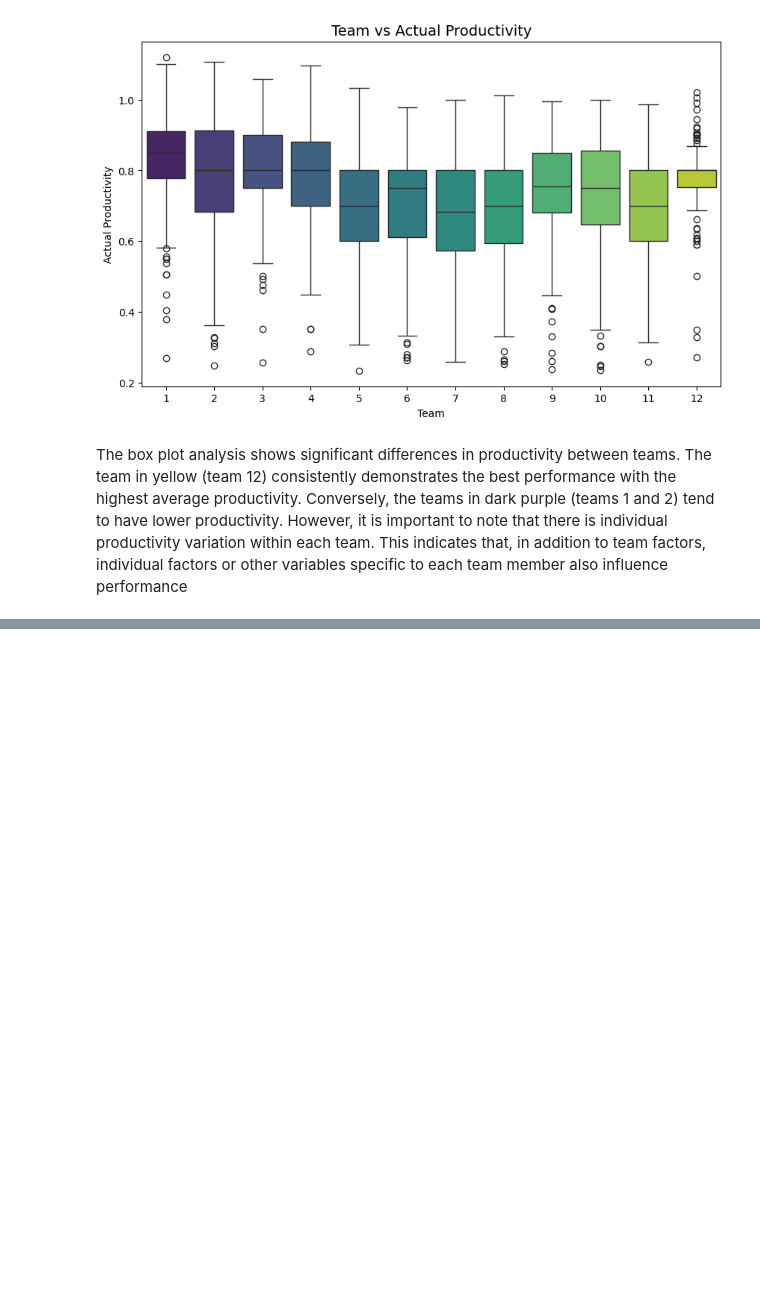
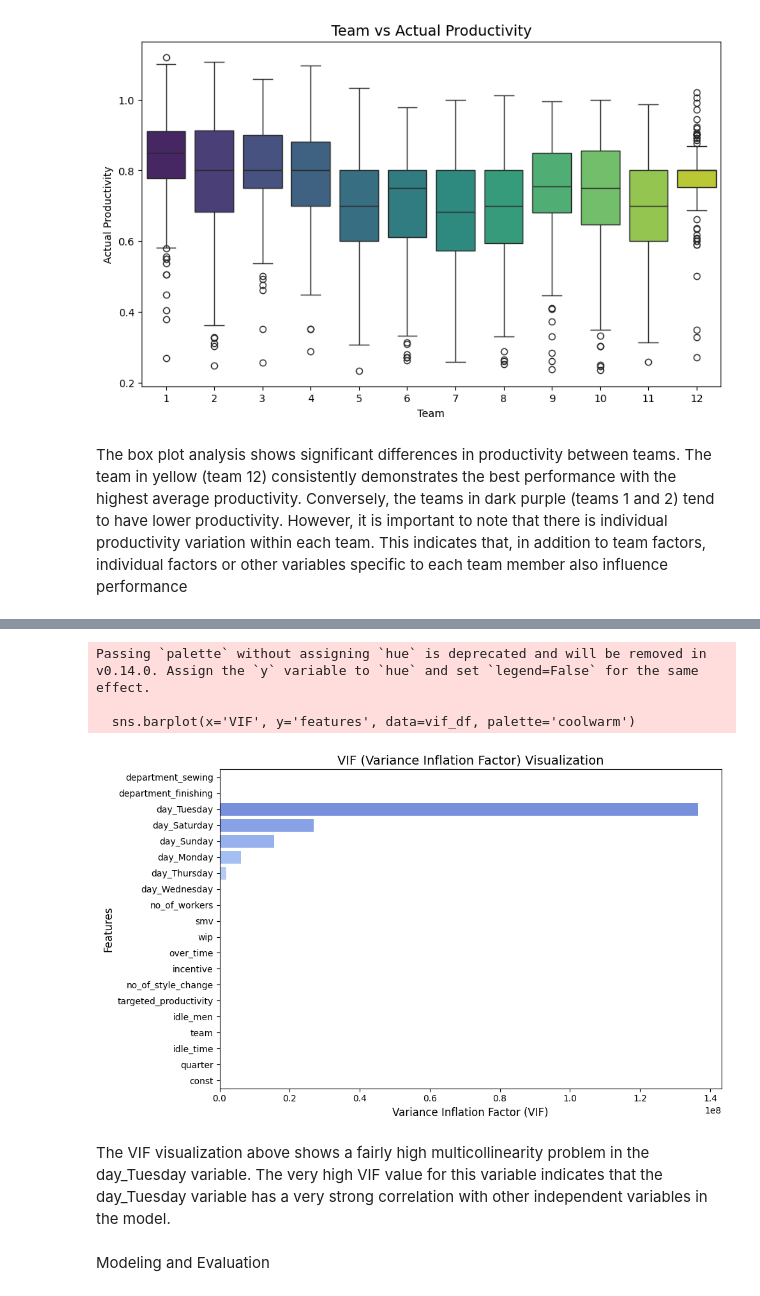
Before and after one commit to bagassarendra/GarmentWorkerProductivity-CapstoneProject, a Jupyter notebook: CapstoneProject.ipynb, the cells around one changed output, grey strips where cells are left out. Drawn from its saved outputs; the diff is of its cells as text; code cells hidden in the pictures; blank space fills up the shorter version.

```diff
--- a/CapstoneProject.ipynb
+++ b/CapstoneProject.ipynb
@@ -440,0 +679,8 @@ The box plot analysis shows significant differences in productivity between team
+# %%
+X = add_constant(X_train)
+
+vif_data = pd.DataFrame()
+vif_data["features"] = X.columns
+vif_data["VIF"] = [variance_inflation_factor(X.values, i) for i in range(X.shape[1])]
+
+print(vif_data)
@@ -440,0 +705,23 @@ The box plot analysis shows significant differences in productivity between team
+# %%
+vif_df = pd.DataFrame(vif_data)
+
+vif_df = vif_df.sort_values(by='VIF', ascending=False)
+
+plt.figure(figsize=(10, 6))
+sns.barplot(x='VIF', y='features', data=vif_df, palette='coolwarm')
+
+plt.title('VIF (Variance Inflation Factor) Visualization', fontsize=14)
+plt.xlabel('Variance Inflation Factor (VIF)', fontsize=12)
+plt.ylabel('Features', fontsize=12)
+plt.tight_layout()
+
+plt.show()
+# %% [output]
+Passing `palette` without assigning `hue` is deprecated and will be removed in v0.14.0. Assign the `y` variable to `hue` and set `legend=False` for the same effect.
+
+  sns.barplot(x='VIF', y='features', data=vif_df, palette='coolwarm')
+[figure, added]
+# %% [markdown]
+The VIF visualization above shows a fairly high multicollinearity problem in the day_Tuesday variable. The very high VIF value for this variable indicates that the day_Tuesday variable has a very strong correlation with other independent variables in the model.
+# %% [markdown]
+Modeling and Evaluation
```
Also changed, not shown: parts of 25 cells of this notebook.
